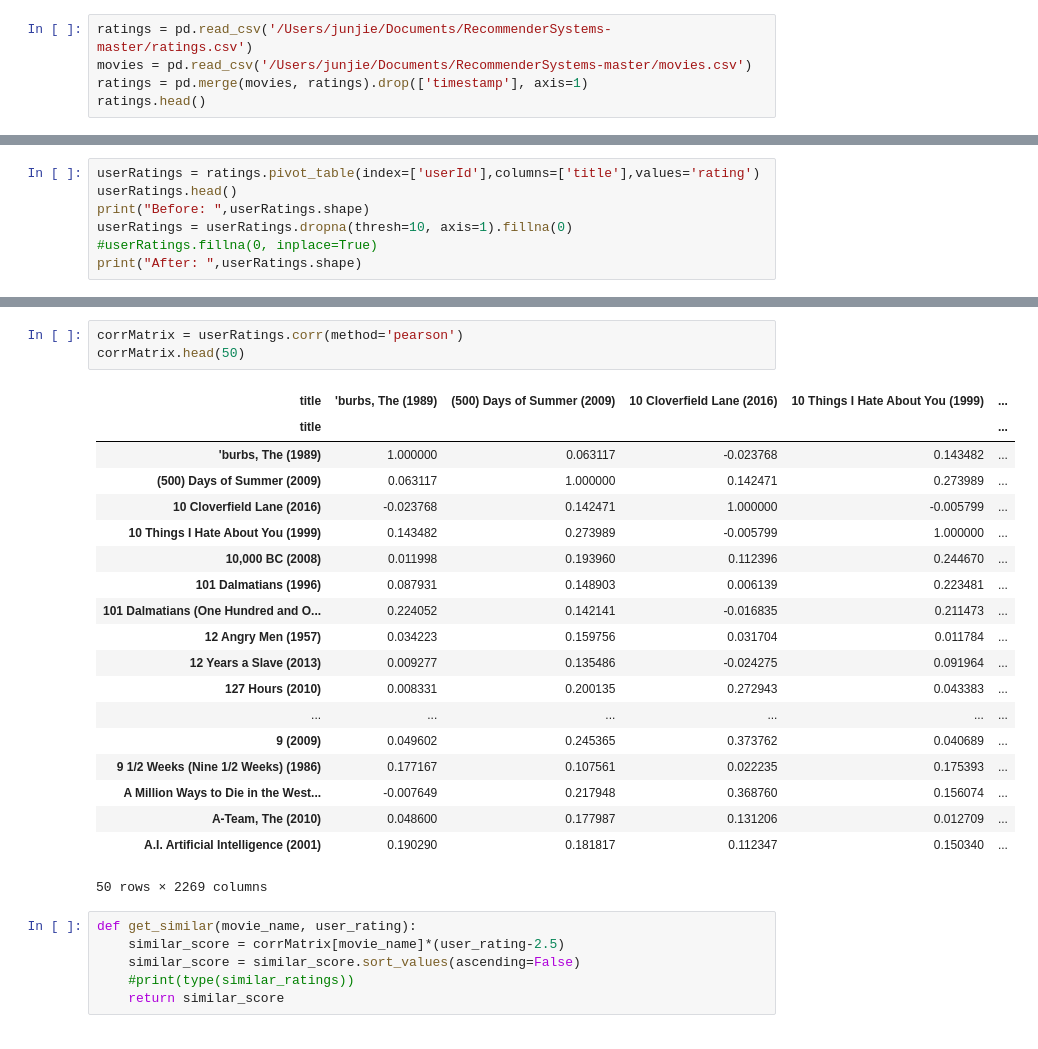
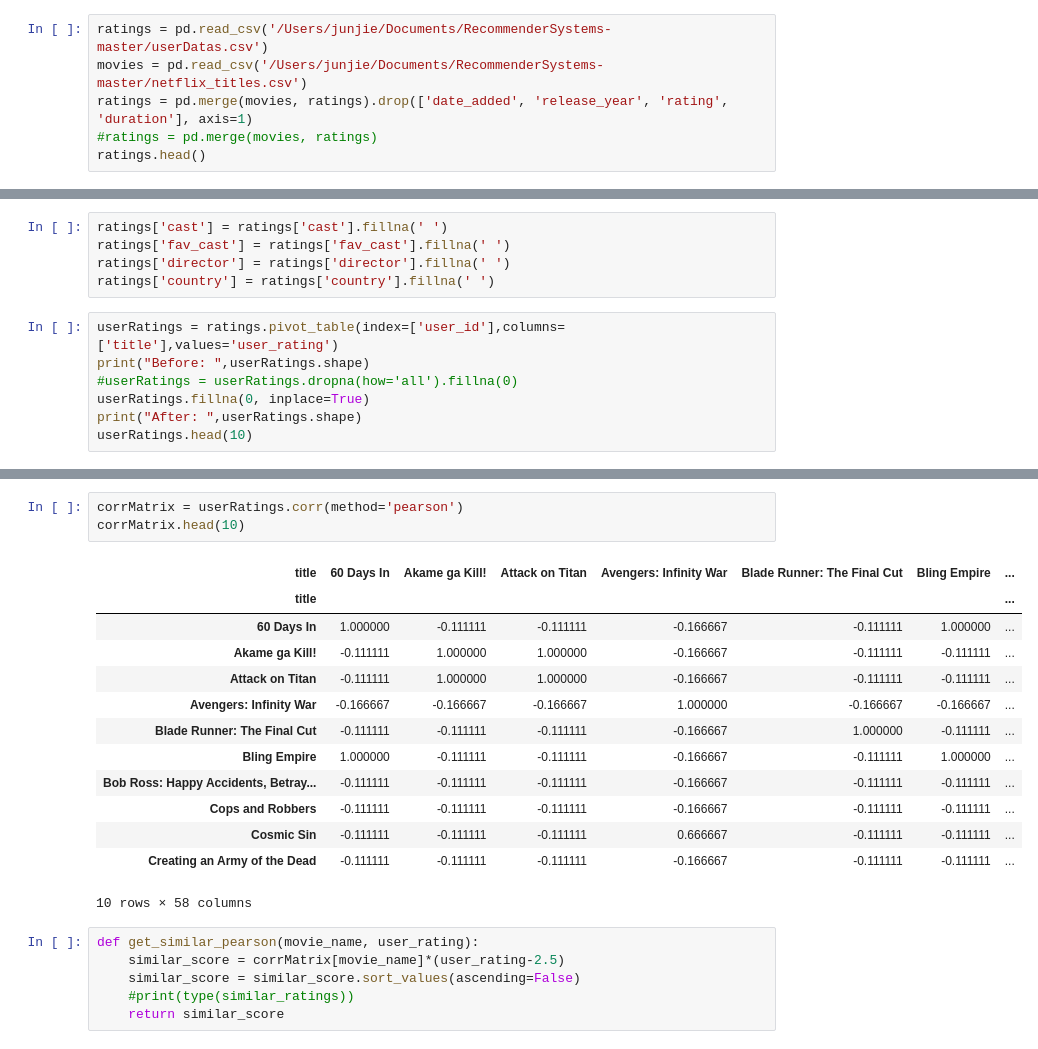
Before and after one commit to erictan23/RecommenderSystem, a Jupyter notebook: Collaborative Filtering.ipynb, the cells around one changed output, grey strips where cells are left out. Drawn from its saved outputs; the diff is of its cells as text.

Commit message:
halfway implemented collab filtering. Lacking user-item collab and have to tidy up codes

```diff
--- a/Collaborative Filtering.ipynb
+++ b/Collaborative Filtering.ipynb
@@ -3,8 +4,9 @@ import pandas as pd
 from scipy import sparse
 from sklearn.metrics.pairwise import cosine_similarity
 # %%
-ratings = pd.read_csv('/Users/junjie/Documents/RecommenderSystems-master/ratings.csv')
-movies = pd.read_csv('/Users/junjie/Documents/RecommenderSystems-master/movies.csv')
-ratings = pd.merge(movies, ratings).drop(['timestamp'], axis=1)
+ratings = pd.read_csv('/Users/junjie/Documents/RecommenderSystems-master/userDatas.csv')
+movies = pd.read_csv('/Users/junjie/Documents/RecommenderSystems-master/netflix_titles.csv')
+ratings = pd.merge(movies, ratings).drop(['date_added', 'release_year', 'rating', 'duration'], axis=1)
+#ratings = pd.merge(movies, ratings)
 ratings.head()
 # %% [output]
@@ -17,8 +19,13 @@ ratings.head()
+# %%
+ratings['cast'] = ratings['cast'].fillna(' ')
+ratings['fav_cast'] = ratings['fav_cast'].fillna(' ')
+ratings['director'] = ratings['director'].fillna(' ')
+ratings['country'] = ratings['country'].fillna(' ')
 # %%
-userRatings = ratings.pivot_table(index=['userId'],columns=['title'],values='rating')
-userRatings.head()
+userRatings = ratings.pivot_table(index=['user_id'],columns=['title'],values='user_rating')
 print("Before: ",userRatings.shape)
-userRatings = userRatings.dropna(thresh=10, axis=1).fillna(0)
-#userRatings.fillna(0, inplace=True)
+#userRatings = userRatings.dropna(how='all').fillna(0)
+userRatings.fillna(0, inplace=True)
 print("After: ",userRatings.shape)
+userRatings.head(10)
 # %% [output]
@@ -27,28 +167,22 @@ After:  (610, 2269)
 # %%
 corrMatrix = userRatings.corr(method='pearson')
-corrMatrix.head(50)
+corrMatrix.head(10)
 # %% [output]
-| title | 'burbs, The (1989) | (500) Days of Summer (2009) | 10 Cloverfield Lane (2016) | 10 Things I Hate About You (1999) | ... |
-| title |  |  |  |  | ... |
-| 'burbs, The (1989) | 1.000000 | 0.063117 | -0.023768 | 0.143482 | ... |
-| (500) Days of Summer (2009) | 0.063117 | 1.000000 | 0.142471 | 0.273989 | ... |
-| 10 Cloverfield Lane (2016) | -0.023768 | 0.142471 | 1.000000 | -0.005799 | ... |
-| 10 Things I Hate About You (1999) | 0.143482 | 0.273989 | -0.005799 | 1.000000 | ... |
-| 10,000 BC (2008) | 0.011998 | 0.193960 | 0.112396 | 0.244670 | ... |
-| 101 Dalmatians (1996) | 0.087931 | 0.148903 | 0.006139 | 0.223481 | ... |
-| 101 Dalmatians (One Hundred and O... | 0.224052 | 0.142141 | -0.016835 | 0.211473 | ... |
-| 12 Angry Men (1957) | 0.034223 | 0.159756 | 0.031704 | 0.011784 | ... |
-| 12 Years a Slave (2013) | 0.009277 | 0.135486 | -0.024275 | 0.091964 | ... |
-| 127 Hours (2010) | 0.008331 | 0.200135 | 0.272943 | 0.043383 | ... |
-| ... | ... | ... | ... | ... | ... |
-| 9 (2009) | 0.049602 | 0.245365 | 0.373762 | 0.040689 | ... |
-| 9 1/2 Weeks (Nine 1/2 Weeks) (1986) | 0.177167 | 0.107561 | 0.022235 | 0.175393 | ... |
-| A Million Ways to Die in the West... | -0.007649 | 0.217948 | 0.368760 | 0.156074 | ... |
-| A-Team, The (2010) | 0.048600 | 0.177987 | 0.131206 | 0.012709 | ... |
-| A.I. Artificial Intelligence (2001) | 0.190290 | 0.181817 | 0.112347 | 0.150340 | ... |
+| title | 60 Days In | Akame ga Kill! | Attack on Titan | Avengers: Infinity War | Blade Runner: The Final Cut | Bling Empire | ... |
+| title |  |  |  |  |  |  | ... |
+| 60 Days In | 1.000000 | -0.111111 | -0.111111 | -0.166667 | -0.111111 | 1.000000 | ... |
+| Akame ga Kill! | -0.111111 | 1.000000 | 1.000000 | -0.166667 | -0.111111 | -0.111111 | ... |
+| Attack on Titan | -0.111111 | 1.000000 | 1.000000 | -0.166667 | -0.111111 | -0.111111 | ... |
+| Avengers: Infinity War | -0.166667 | -0.166667 | -0.166667 | 1.000000 | -0.166667 | -0.166667 | ... |
+| Blade Runner: The Final Cut | -0.111111 | -0.111111 | -0.111111 | -0.166667 | 1.000000 | -0.111111 | ... |
+| Bling Empire | 1.000000 | -0.111111 | -0.111111 | -0.166667 | -0.111111 | 1.000000 | ... |
+| Bob Ross: Happy Accidents, Betray... | -0.111111 | -0.111111 | -0.111111 | -0.166667 | -0.111111 | -0.111111 | ... |
+| Cops and Robbers | -0.111111 | -0.111111 | -0.111111 | -0.166667 | -0.111111 | -0.111111 | ... |
+| Cosmic Sin | -0.111111 | -0.111111 | -0.111111 | 0.666667 | -0.111111 | -0.111111 | ... |
+| Creating an Army of the Dead | -0.111111 | -0.111111 | -0.111111 | -0.166667 | -0.111111 | -0.111111 | ... |
-50 rows × 2269 columns
+10 rows × 58 columns
 # %%
-def get_similar(movie_name, user_rating):
+def get_similar_pearson(movie_name, user_rating):
     similar_score = corrMatrix[movie_name]*(user_rating-2.5)
     similar_score = similar_score.sort_values(ascending=False)
     #print(type(similar_ratings))
```
Also changed, not shown: parts of 13 cells of this notebook, 1 other file.
